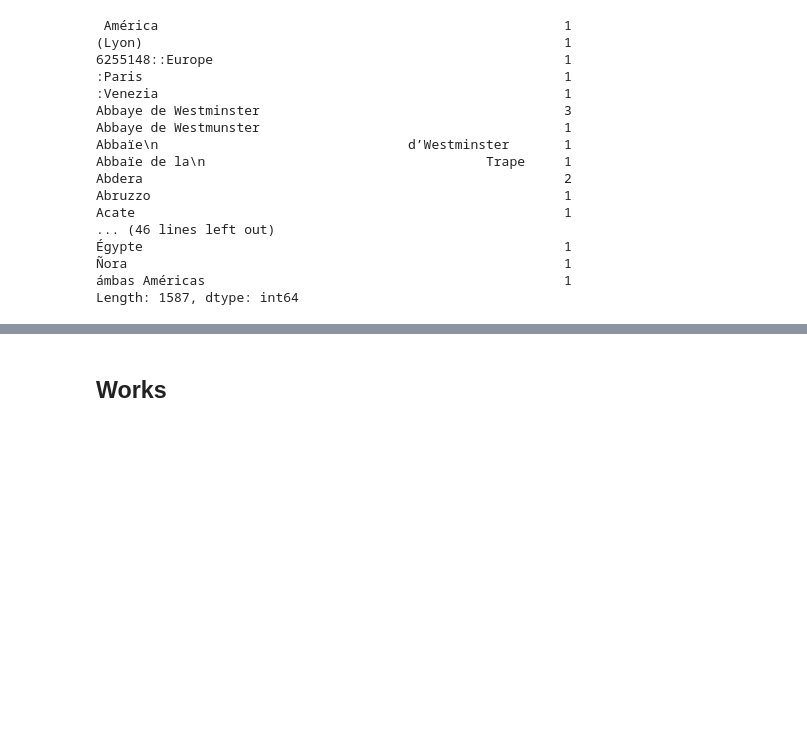
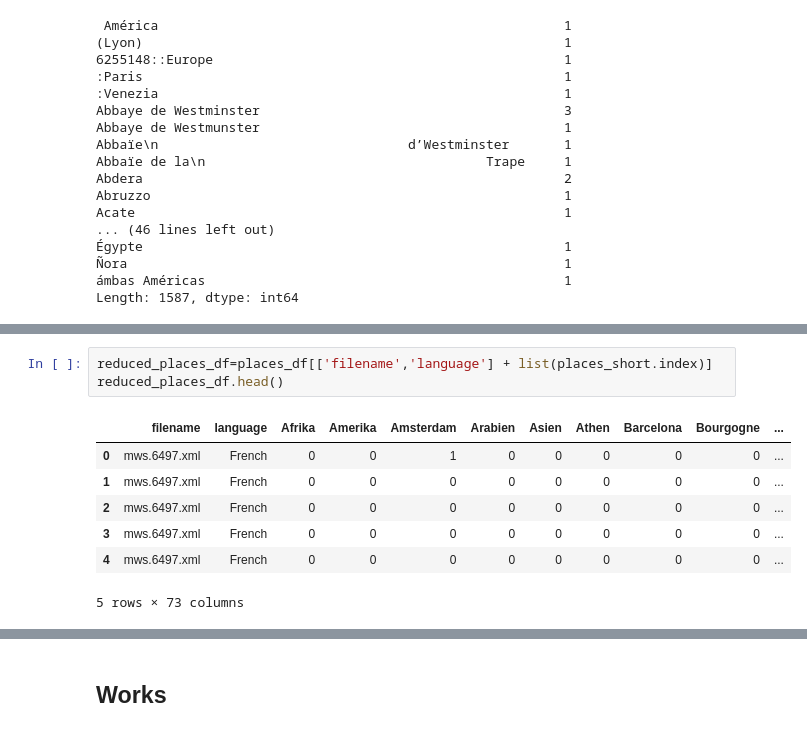
Before and after one commit to distantspectators/DiSpecs, a Jupyter notebook: 02_2_places_works_persons.ipynb, the cells around one changed output, grey strips where cells are left out. Drawn from its saved outputs; the diff is of its cells as text; blank space fills up the shorter version.

```diff
--- a/02_2_places_works_persons.ipynb
+++ b/02_2_places_works_persons.ipynb
@@ -138,0 +170,11 @@ plt.show()
+# %%
+reduced_places_df=places_df[['filename','language'] + list(places_short.index)]
+reduced_places_df.head()
+# %% [output]
+|  | filename | language | Afrika | Amerika | Amsterdam | Arabien | Asien | Athen | Barcelona | Bourgogne | ... |
+| 0 | mws.6497.xml | French | 0 | 0 | 1 | 0 | 0 | 0 | 0 | 0 | ... |
+| 1 | mws.6497.xml | French | 0 | 0 | 0 | 0 | 0 | 0 | 0 | 0 | ... |
+| 2 | mws.6497.xml | French | 0 | 0 | 0 | 0 | 0 | 0 | 0 | 0 | ... |
+| 3 | mws.6497.xml | French | 0 | 0 | 0 | 0 | 0 | 0 | 0 | 0 | ... |
+| 4 | mws.6497.xml | French | 0 | 0 | 0 | 0 | 0 | 0 | 0 | 0 | ... |
+5 rows × 73 columns
```
Also changed, not shown: parts of 18 cells of this notebook, 1 other file.
